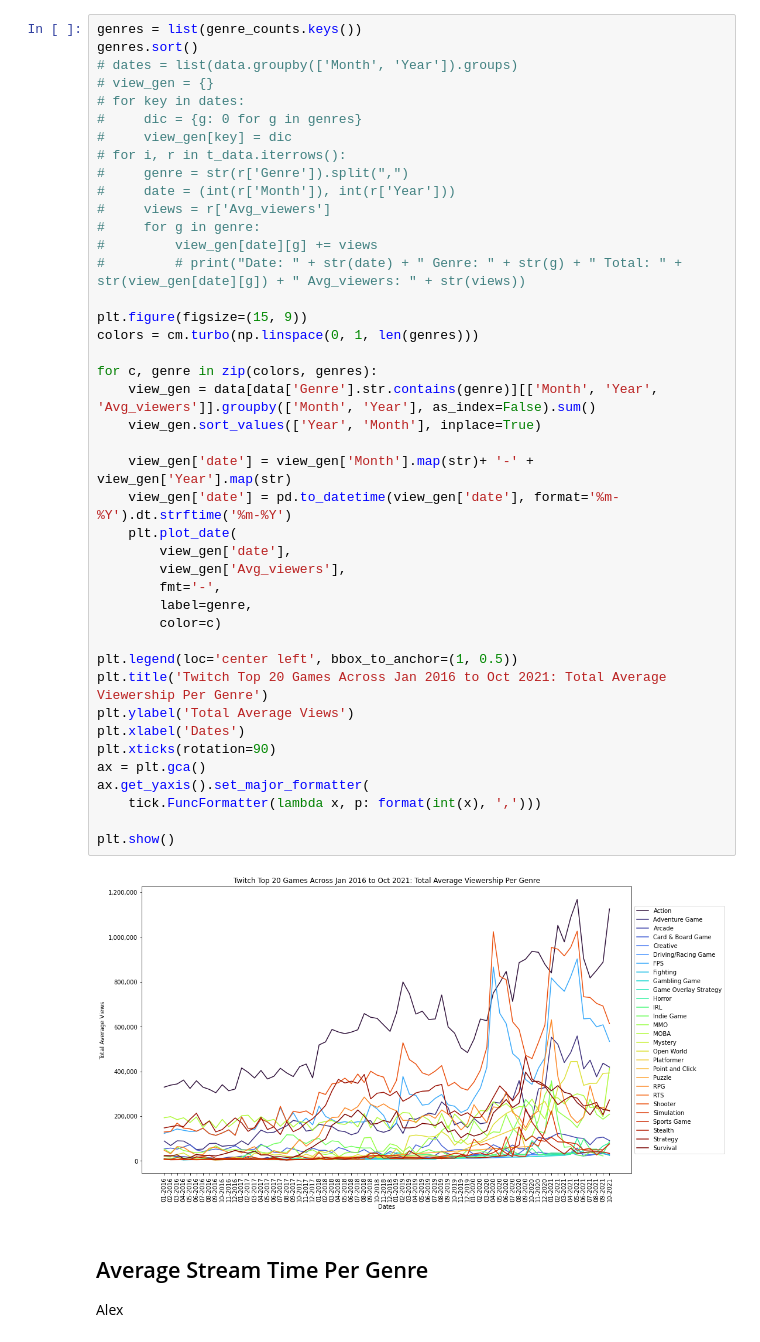
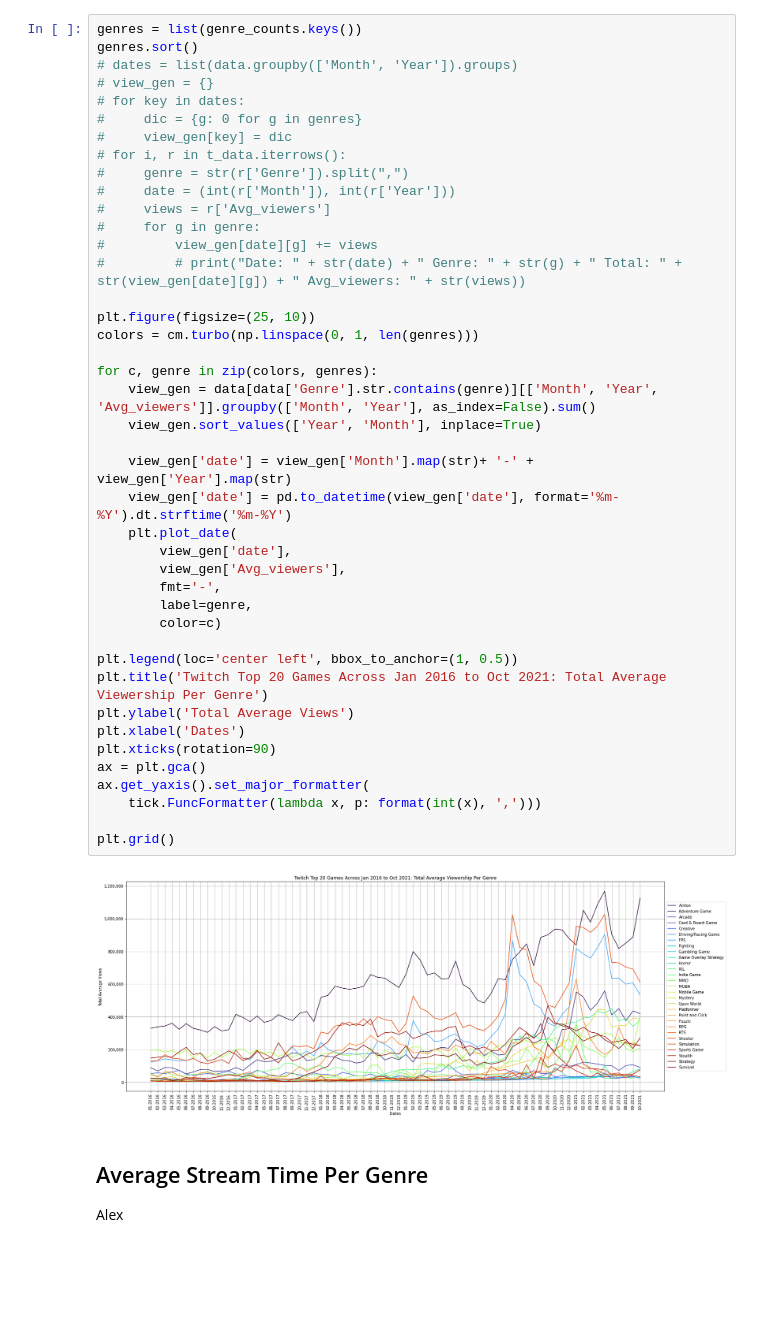
Before and after one commit to 99atran/twitch_game_trends_2016_to_2021, a Jupyter notebook: tutorial.ipynb, the cells around one changed output. Drawn from its saved outputs; the diff is of its cells as text; blank space fills up the shorter version.

```diff
--- a/tutorial.ipynb
+++ b/tutorial.ipynb
@@ -163,36 +158,36 @@ genres.sort()
 #     views = r['Avg_viewers']
 #     for g in genre:
 #         view_gen[date][g] += views
 #         # print("Date: " + str(date) + " Genre: " + str(g) + " Total: " + str(view_gen[date][g]) + " Avg_viewers: " + str(views))
 
-plt.figure(figsize=(15, 9))
+plt.figure(figsize=(25, 10))
 colors = cm.turbo(np.linspace(0, 1, len(genres)))
 
 for c, genre in zip(colors, genres):
     view_gen = data[data['Genre'].str.contains(genre)][['Month', 'Year', 'Avg_viewers']].groupby(['Month', 'Year'], as_index=False).sum()
     view_gen.sort_values(['Year', 'Month'], inplace=True)
 
     view_gen['date'] = view_gen['Month'].map(str)+ '-' + view_gen['Year'].map(str)
     view_gen['date'] = pd.to_datetime(view_gen['date'], format='%m-%Y').dt.strftime('%m-%Y')
     plt.plot_date(
         view_gen['date'],
         view_gen['Avg_viewers'],
         fmt='-',
         label=genre,
         color=c)
 
 plt.legend(loc='center left', bbox_to_anchor=(1, 0.5))
 plt.title('Twitch Top 20 Games Across Jan 2016 to Oct 2021: Total Average Viewership Per Genre')
 plt.ylabel('Total Average Views')
 plt.xlabel('Dates')
 plt.xticks(rotation=90)
 ax = plt.gca()
 ax.get_yaxis().set_major_formatter(
     tick.FuncFormatter(lambda x, p: format(int(x), ',')))
 
-plt.show()
+plt.grid()
 # %% [output]
-[figure, old version]
+[figure, new version]
 # %% [markdown]
 ## Average Stream Time Per Genre
 
```
Also changed, not shown: parts of 10 cells of this notebook.
